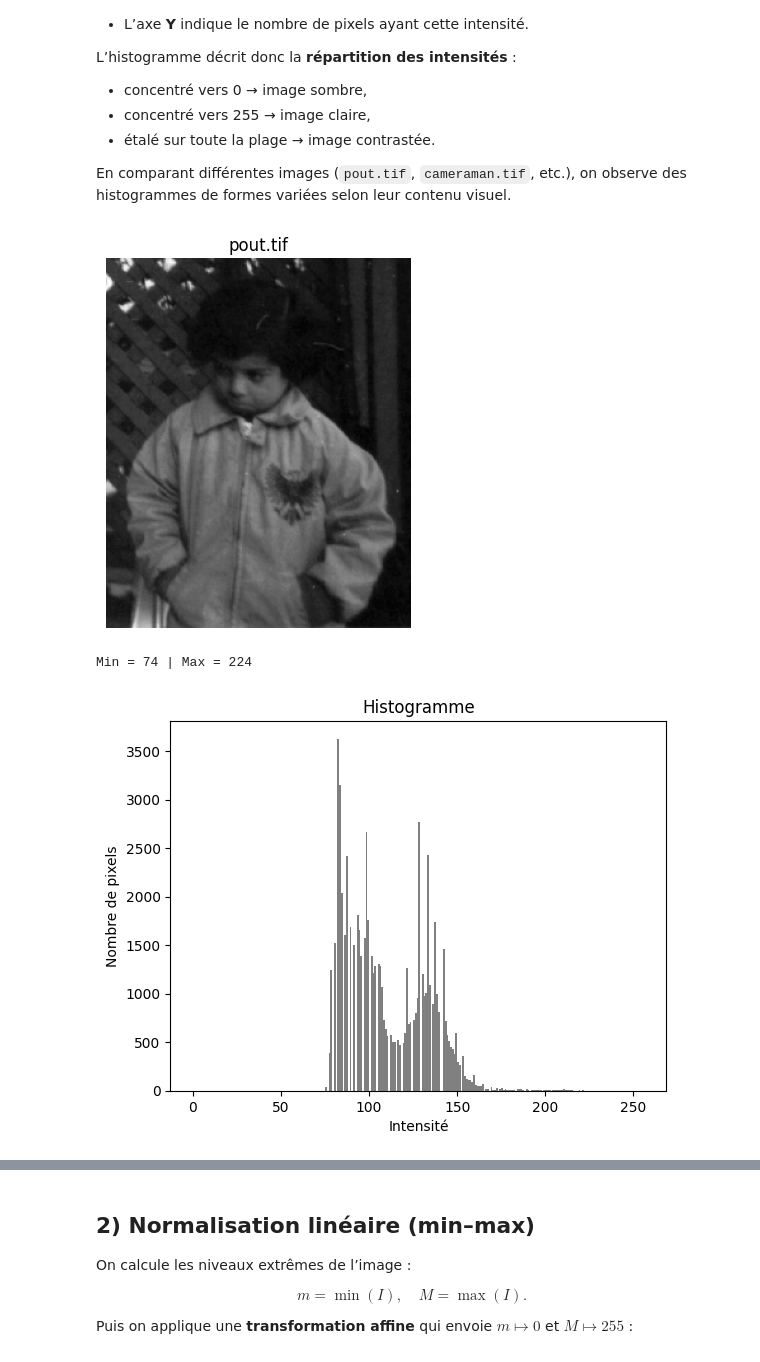
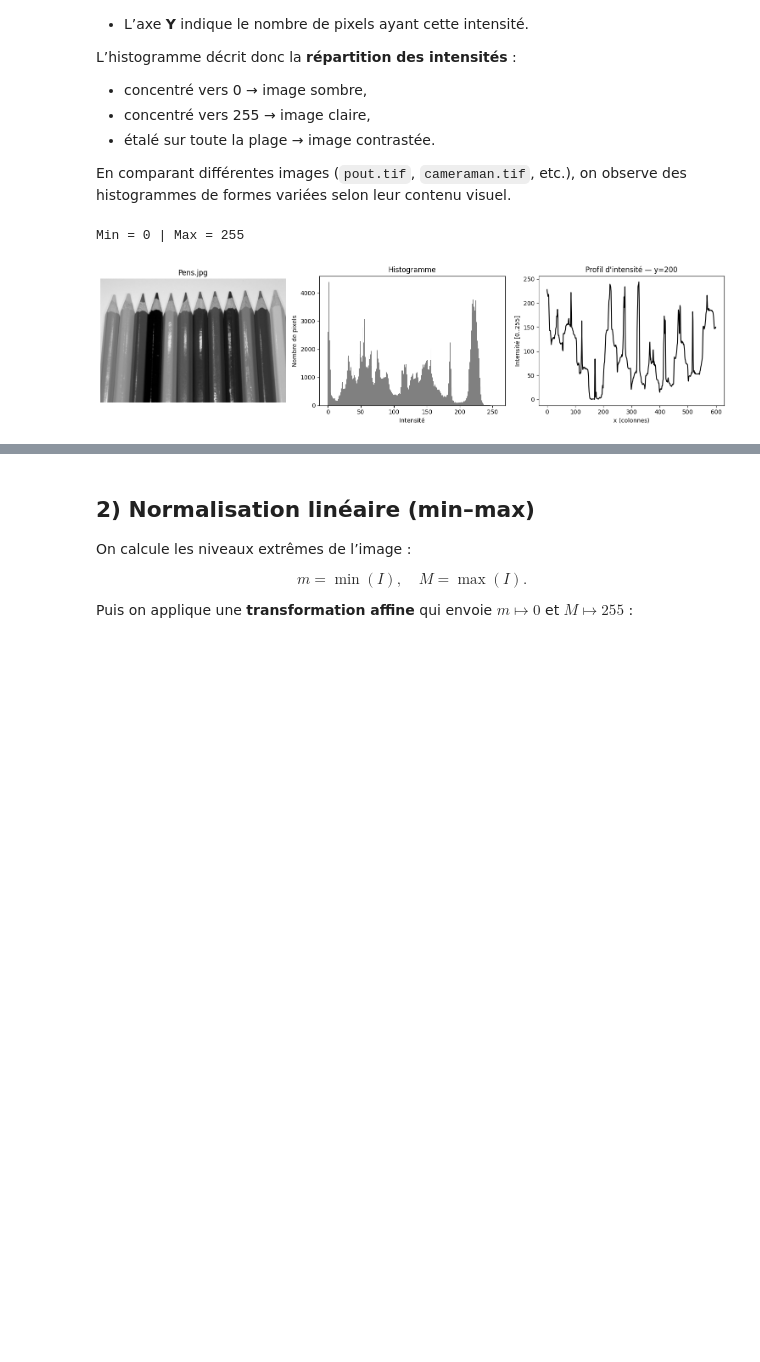
Before and after one commit to Loann110/TP_Computer_Vision, a Jupyter notebook: TP2_Histogram_Contrast.ipynb, the cells around one changed output, grey strips where cells are left out. Saved outputs shown, nothing was run; the diff lists cells and outputs as text; code cells hidden in the pictures; blank space fills up the shorter version.

```diff
--- a/TP2_Histogram_Contrast.ipynb
+++ b/TP2_Histogram_Contrast.ipynb
@@ -31,48 +30,56 @@ L’histogramme décrit donc la **répartition des intensités** :
 
 En comparant différentes images (`pout.tif`, `cameraman.tif`, etc.), on observe des histogrammes de formes variées selon leur contenu visuel.
 # %%
-
+import cv2
+import numpy as np
+import matplotlib.pyplot as plt
+from pathlib import Path
 
 def load_gray(path: str):
     img = cv2.imread(path, cv2.IMREAD_GRAYSCALE)
     if img is None:
         H, W = 256, 384
         x = np.linspace(0, 1, W, dtype=np.float32)
         grad = np.tile((x*255).astype(np.uint8), (H,1))
         return grad
     return img
 
-def show_gray(img, title="Image (grayscale)"):
-    plt.imshow(img, cmap="gray")
-    plt.title(title)
-    plt.axis("off")
+def show_all(img, title="Image (grayscale)", y=None, bins=256):
+    if y is None:
+        y = img.shape[0] // 2
+
+    m, M = int(img.min()), int(img.max())
+    print(f"Min = {m} | Max = {M}")
+
+    prof = img[y, :]
+
+    fig, axes = plt.subplots(1, 3, figsize=(15, 4))
+
+    axes[0].imshow(img, cmap="gray")
+    axes[0].set_title(title)
+    axes[0].axis("off")
+
+    axes[1].hist(img.ravel(), bins=bins, range=(0,256), color="gray")
+    axes[1].set_title("Histogramme")
+    axes[1].set_xlabel("Intensité")
+    axes[1].set_ylabel("Nombre de pixels")
+
+    axes[2].plot(prof, color="black")
+    axes[2].set_title(f"Profil d'intensité — y={y}")
+    axes[2].set_xlabel("x (colonnes)")
+    axes[2].set_ylabel("Intensité [0..255]")
+
+    plt.tight_layout()
     plt.show()
 
-def line_profile(img, y=None):
-    if y is None: y = img.shape[0]//2
-    prof = img[y, :]
-    plt.plot(prof, color="black")
-    plt.title(f"Profil d'intensité — ligne y={y}")
-    plt.xlabel("x (colonnes)"); plt.ylabel("Intensité [0..255]")
-    plt.show()
     return prof
 
-def hist(img, bins=256):
-    plt.hist(img.ravel(), bins=bins, range=(0,256), color="gray")
-    plt.title("Histogramme")
-    plt.xlabel("Intensité"); plt.ylabel("Nombre de pixels")
-    plt.show()
+base_dir = "C:/Users/loann/Desktop/cv2/Images"
+files = ["Pens.jpg"]
 
-def stats(img):
-    m, M = int(img.min()), int(img.max())
-    print(f"Min = {m} | Max = {M}")
-    return m, M
-
-img_path = str(Path(base_dir)/files[0])
+img_path = str(Path(base_dir) / files[0])
 img = load_gray(img_path)
-show_gray(img, files[0])
-stats(img); hist(img); line_profile(img)
+prof = show_all(img, files[0])
 # %% [output]
+Min = 0 | Max = 255
-[figure, old version]
+[figure, new version]
-Min = 74 | Max = 224
-[figure, removed]
```
Also changed, not shown: parts of 6 cells of this notebook, 4 other files.
